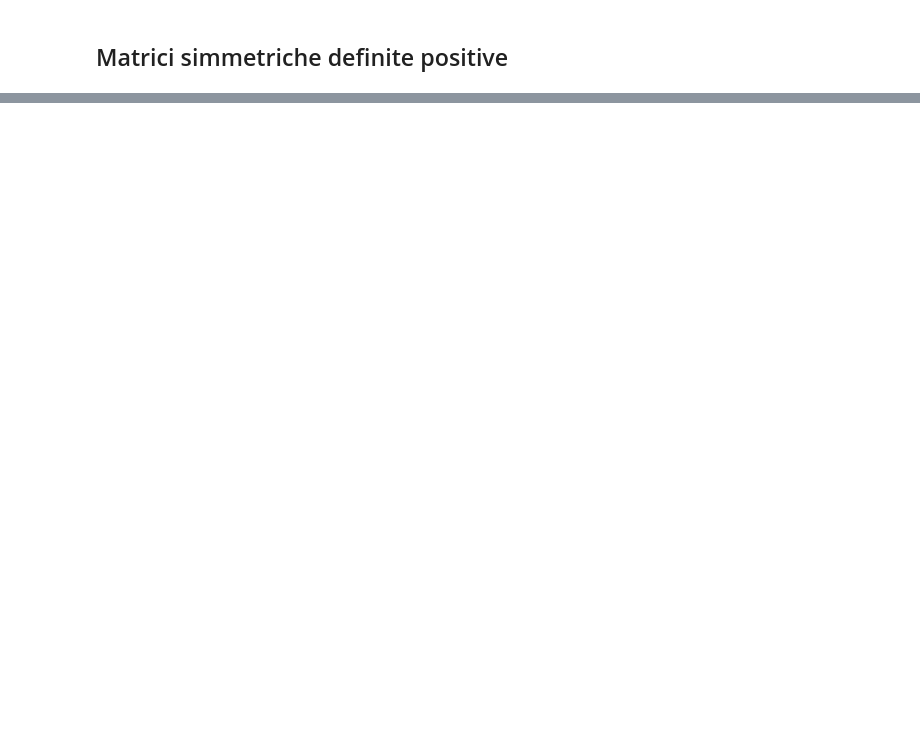
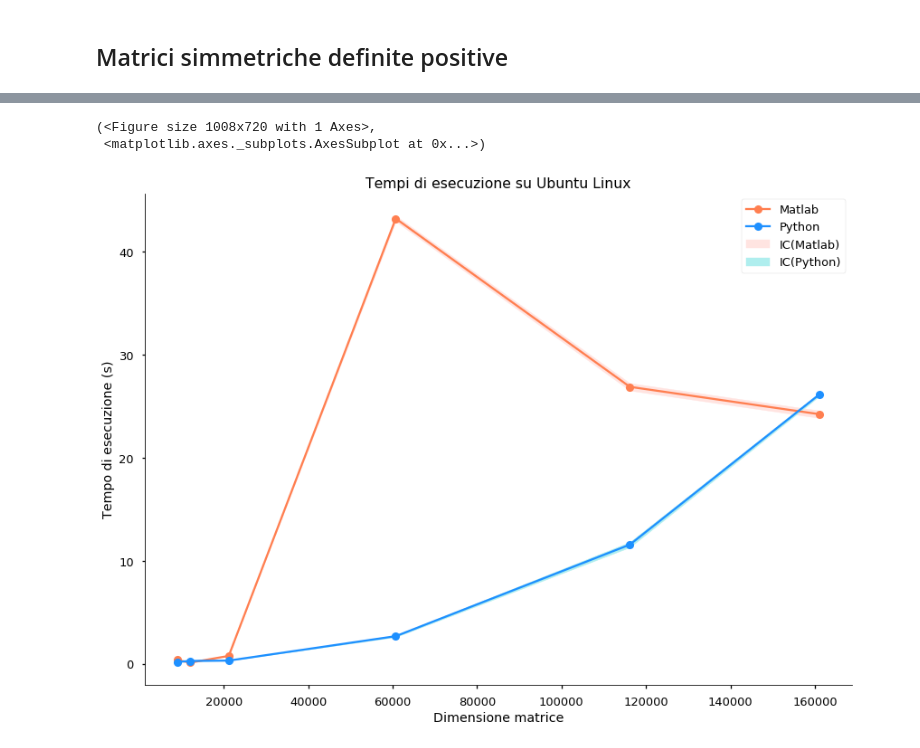
Before and after one commit to PCampi/algebra-lineare, a Jupyter notebook: Grafici.ipynb, the cells around one changed output, grey strips where cells are left out. Cells and saved outputs as stored; diff of their text form; code cells hidden in the pictures; blank space fills up the shorter version.

```diff
--- a/Grafici.ipynb
+++ b/Grafici.ipynb
@@ -156,3 +156,6 @@ python_ubuntu_unsym_no_torso3
 | 9 | 9 | raefsky3.mtx | 21200x21200 | non_def_pos | 30 | 0.770358 | 0.000071 | 4.089091e-12 | Ubuntu | 0.000000e+00 | ... |
 | 11 | 11 | torso1.mtx | 116158x116158 | non_def_pos | 30 | 33.650925 | 0.009064 | 9.902802e-01 | Ubuntu | 4.348295e+05 | ... |
 | 13 | 13 | water_tank.mtx | 60740x60740 | non_def_pos | 30 | 6.295671 | 0.000798 | 3.590060e-10 | Ubuntu | 1.660283e+06 | ... |
+# %%
+python_windows_unsym_no_torso3 = python_windows_unsym.drop(12)
+python_windows_unsym_no_torso3
@@ -192,0 +228,6 @@ plot_times(matlab_ubuntu_unsym, python_ubuntu_unsym_no_torso3, 'Ubuntu Linux')
+# %%
+plot_times(matlab_windows_unsym, python_windows_unsym_no_torso3, 'Ubuntu Linux')
+# %% [output]
+(<Figure size 1008x720 with 1 Axes>,
+ <matplotlib.axes._subplots.AxesSubplot at 0x...>)
+[figure, added]
```
Also changed, not shown: parts of 22 cells of this notebook, 5 other files.
